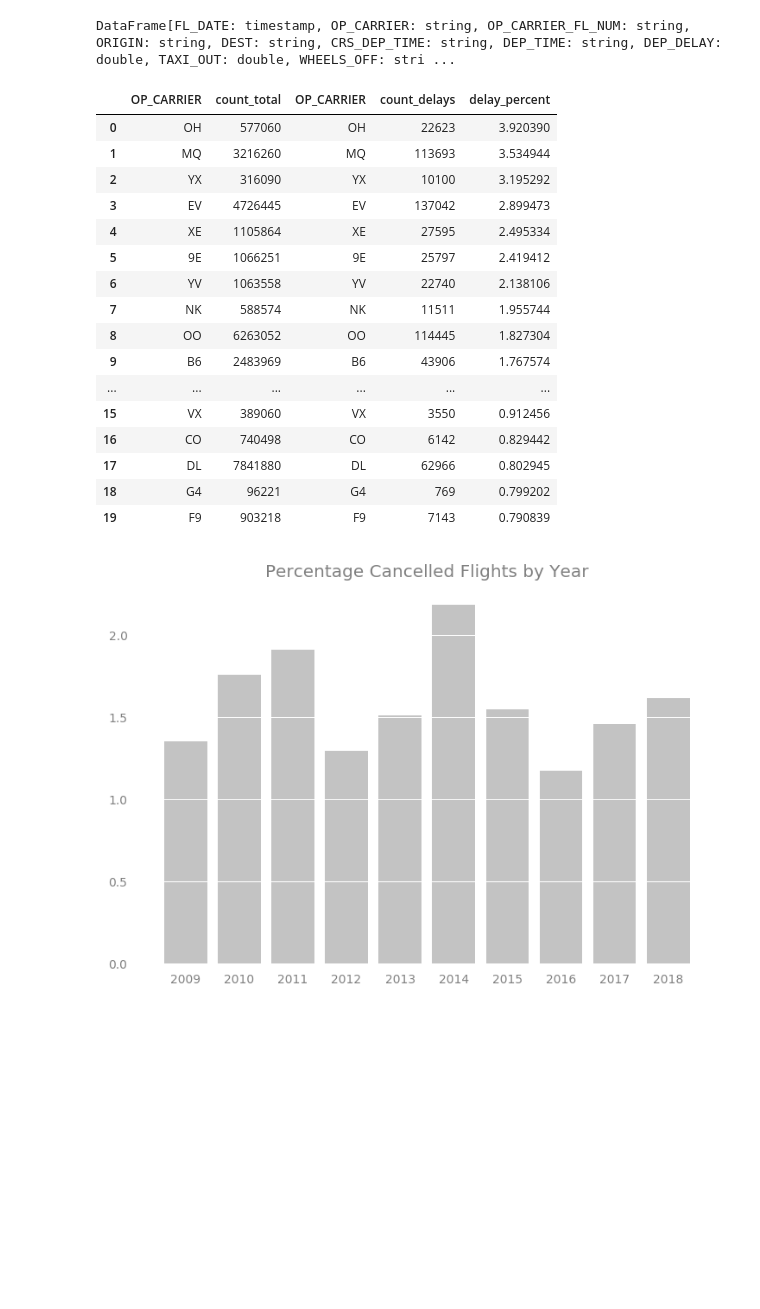
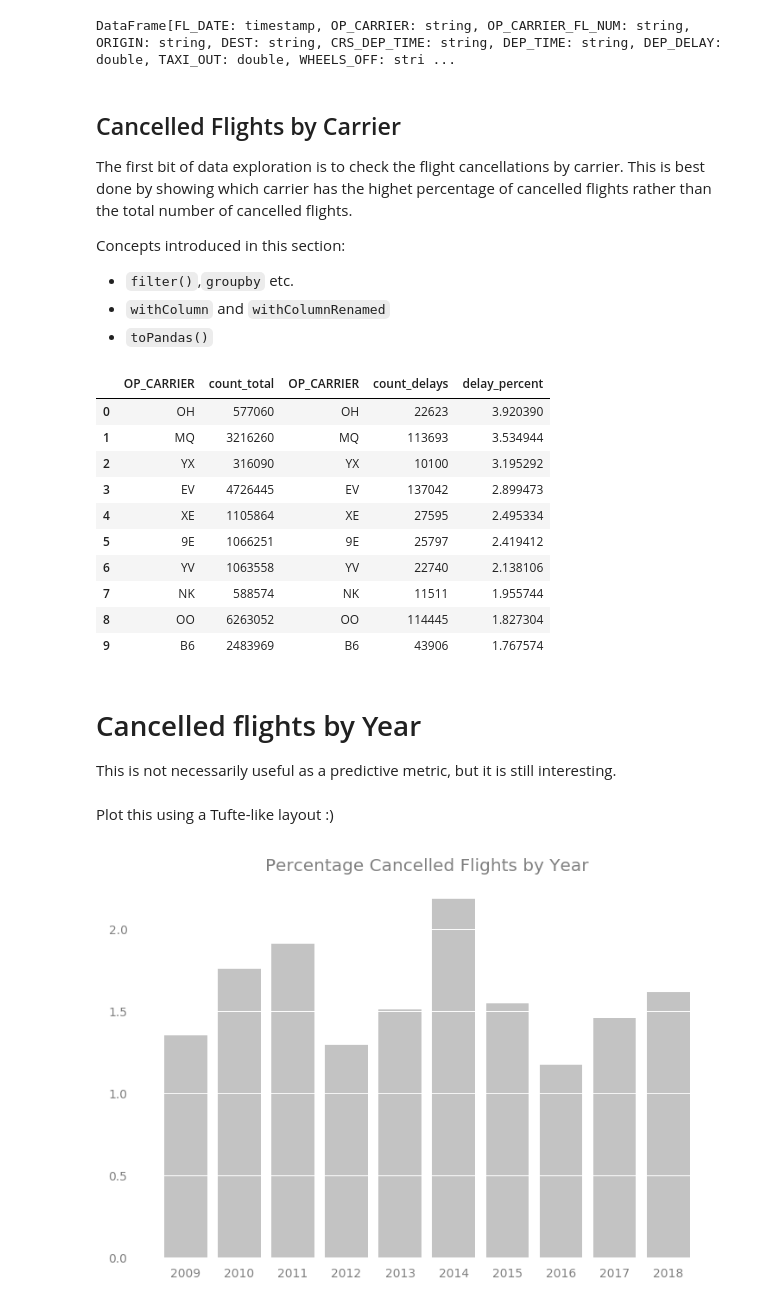
Before and after one commit to harshalpatilR/ml_at_scale, a Jupyter notebook: Part_1_Data_Exploration.ipynb, the cells around one changed output. Drawn from its saved outputs; the diff is of its cells as text; code cells hidden in the pictures; blank space fills up the shorter version.

```diff
--- a/Part_1_Data_Exploration.ipynb
+++ b/Part_1_Data_Exploration.ipynb
@@ -10,5 +73,10 @@ import seaborn as sns
 spark = SparkSession\
     .builder\
     .appName("Airline")\
+    .config("spark.executor.memory","16g")\
+    .config("spark.executor.cores","4")\
+    .config("spark.driver.memory","6g")\
+    .config("spark.executor.instances","5")\
+    .config("spark.yarn.access.hadoopFileSystems","s3a://ml-field")\
     .config("spark.hadoop.fs.s3a.aws.credentials.provider","org.apache.hadoop.fs.s3a.AnonymousAWSCredentialsProvider")\
     .getOrCreate()
@@ -54,6 +137,14 @@ flight_df = spark.read.csv(
 flight_df.persist()
 # %% [output]
 DataFrame[FL_DATE: timestamp, OP_CARRIER: string, OP_CARRIER_FL_NUM: string, ORIGIN: string, DEST: string, CRS_DEP_TIME: string, DEP_TIME: string, DEP_DELAY: double, TAXI_OUT: double, WHEELS_OFF: stri ...
+# %% [markdown]
+## Cancelled Flights by Carrier
+The first bit of data exploration is to check the flight cancellations by carrier. This is best done by showing which carrier has the highet percentage of cancelled flights rather than the total number of cancelled flights.
+
+Concepts introduced in this section:
++ `filter()`,`groupby` etc.
++ `withColumn` and `withColumnRenamed`
++ `toPandas()`
 # %%
 cancel_by_carrier = flight_df\
   .filter("CANCELLED == 1")\
@@ -70,38 +161,36 @@ flight_by_carrier = flight_df\
   .withColumnRenamed('count', 'count_total')
 
 
 cancel_by_carrier_percent = flight_by_carrier\
   .join(
     cancel_by_carrier,
     flight_by_carrier.OP_CARRIER == cancel_by_carrier.OP_CARRIER
   )
 
 cancel_by_carrier_percent = cancel_by_carrier_percent\
   .withColumn(
     "delay_percent",(
       cancel_by_carrier_percent.count_delays/cancel_by_carrier_percent.count_total
     )*100
   )\
   .sort("delay_percent",ascending=False)\
   .toPandas()
 
-display(cancel_by_carrier_percent.head(20))
+# This limits
+cancel_by_carrier_percent.head(10)
 # %% [output]
 |  | OP_CARRIER | count_total | OP_CARRIER | count_delays | delay_percent |
 | 0 | OH | 577060 | OH | 22623 | 3.920390 |
 | 1 | MQ | 3216260 | MQ | 113693 | 3.534944 |
 | 2 | YX | 316090 | YX | 10100 | 3.195292 |
 | 3 | EV | 4726445 | EV | 137042 | 2.899473 |
 | 4 | XE | 1105864 | XE | 27595 | 2.495334 |
 | 5 | 9E | 1066251 | 9E | 25797 | 2.419412 |
 | 6 | YV | 1063558 | YV | 22740 | 2.138106 |
 | 7 | NK | 588574 | NK | 11511 | 1.955744 |
 | 8 | OO | 6263052 | OO | 114445 | 1.827304 |
 | 9 | B6 | 2483969 | B6 | 43906 | 1.767574 |
-| ... | ... | ... | ... | ... | ... |
-| 15 | VX | 389060 | VX | 3550 | 0.912456 |
-| 16 | CO | 740498 | CO | 6142 | 0.829442 |
-| 17 | DL | 7841880 | DL | 62966 | 0.802945 |
-| 18 | G4 | 96221 | G4 | 769 | 0.799202 |
-| 19 | F9 | 903218 | F9 | 7143 | 0.790839 |
+# %% [markdown]
+# Cancelled flights by Year
+This is not necessarily useful as a predictive metric, but it is still interesting.
 # %%
@@ -140,4 +224,6 @@ cancel_by_year_percent = cancel_by_year_percent\
   .sort("year",ascending=False)
 
 cancel_by_year_percent_pd = cancel_by_year_percent.toPandas()
+# %% [markdown]
+Plot this using a Tufte-like layout :)
 # %%
```
Also changed, not shown: parts of 21 cells of this notebook, 2 other files.
